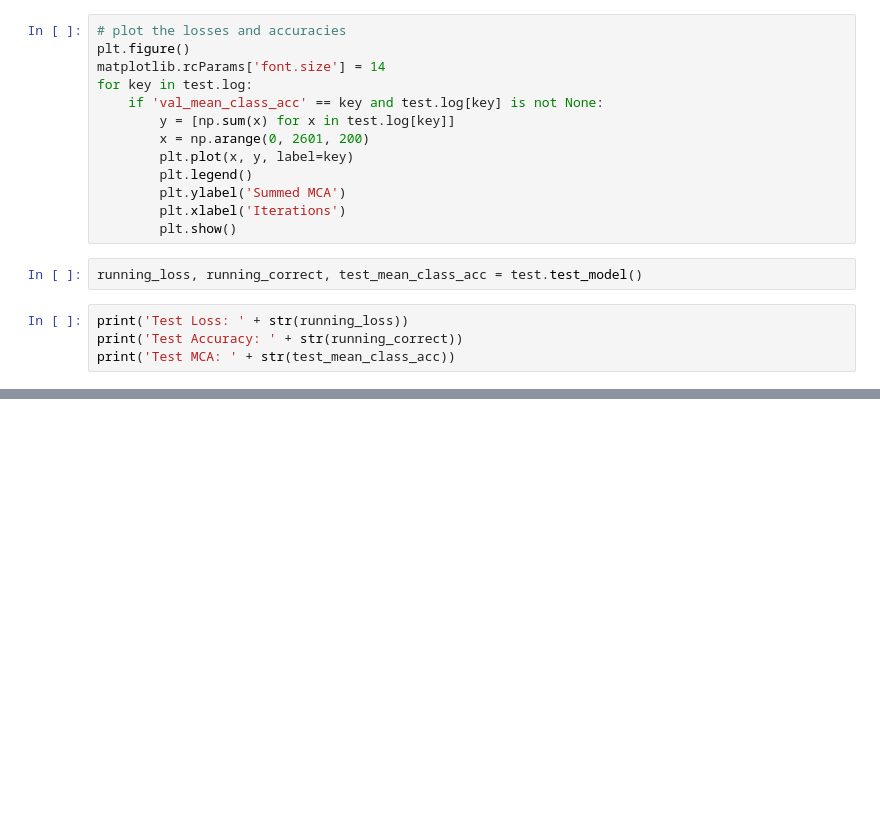
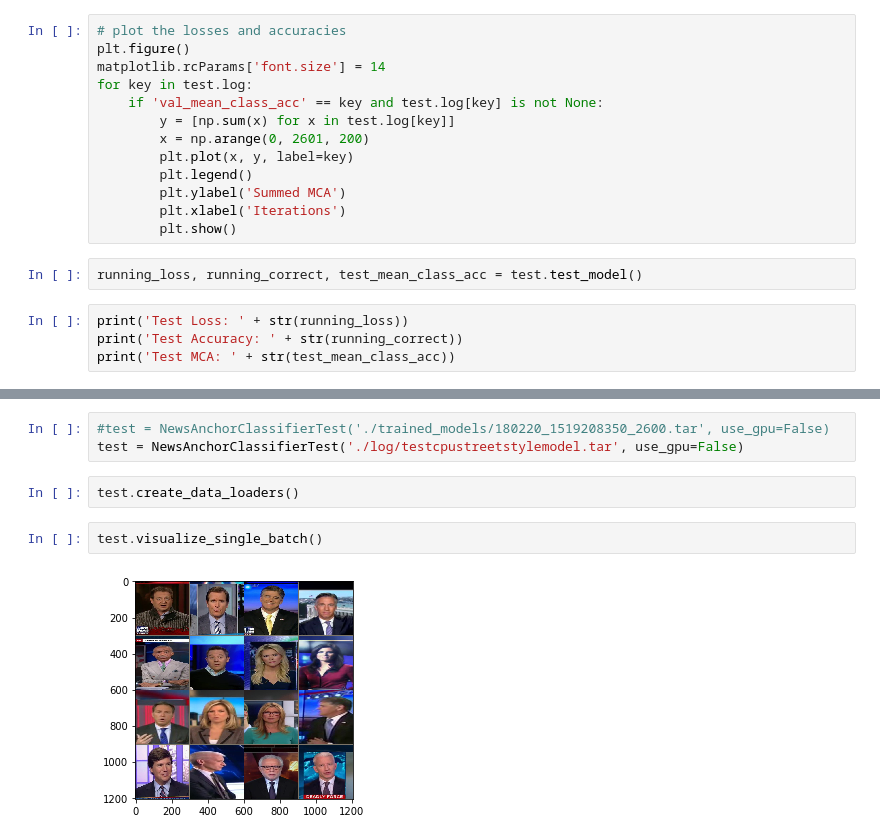
Before and after one commit to davrempe/streetstyle-classifier, a Jupyter notebook: classifier/TrainClassifier.ipynb, the cells around one changed output, grey strips where cells are left out. Cells and saved outputs as stored; diff of their text form; blank space fills up the shorter version.

Commit message:
added news anchor model, uploaded data loader, and added training script

```diff
--- a/classifier/TrainClassifier.ipynb
+++ b/classifier/TrainClassifier.ipynb
@@ -127,0 +208,9 @@ print('Test MCA: ' + str(test_mean_class_acc))
+# %%
+#test = NewsAnchorClassifierTest('./trained_models/180220_1519208350_2600.tar', use_gpu=False)
+test = NewsAnchorClassifierTest('./log/testcpustreetstylemodel.tar', use_gpu=False)
+# %%
+test.create_data_loaders()
+# %%
+test.visualize_single_batch()
+# %% [output]
+[figure, added]
```
Also changed, not shown: parts of 19 cells of this notebook, 5 other files.
